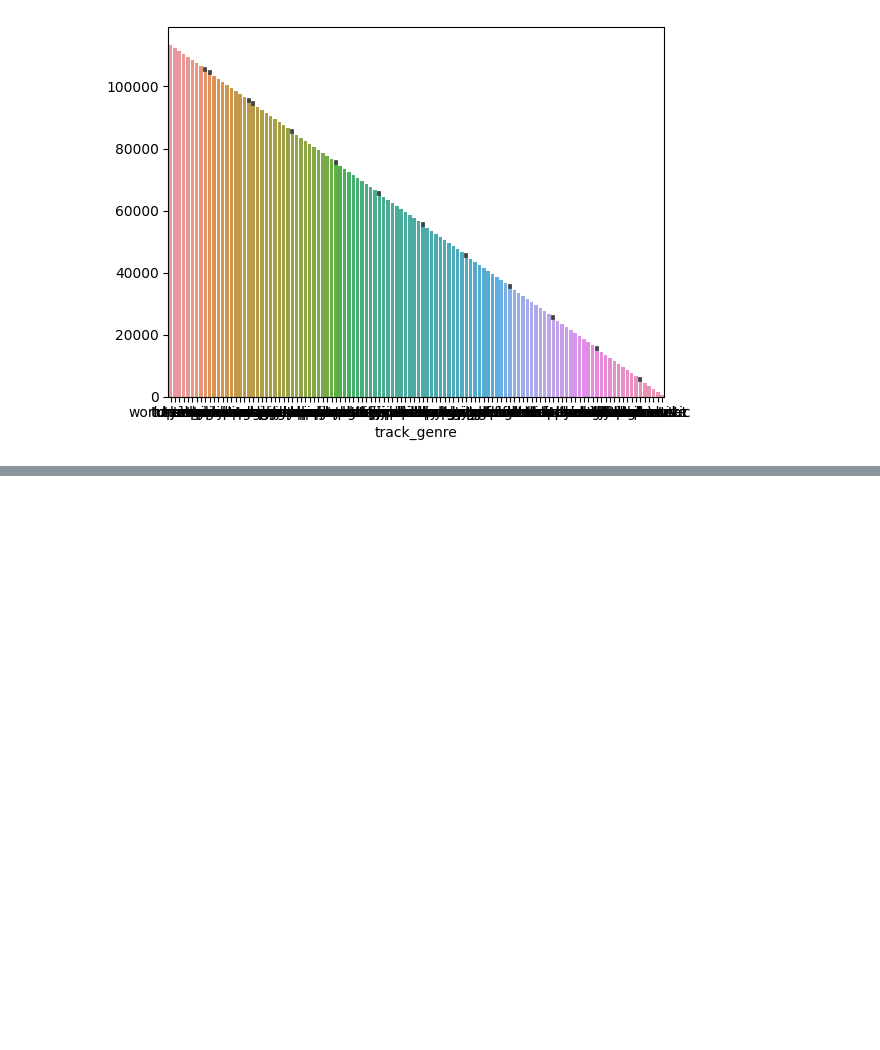
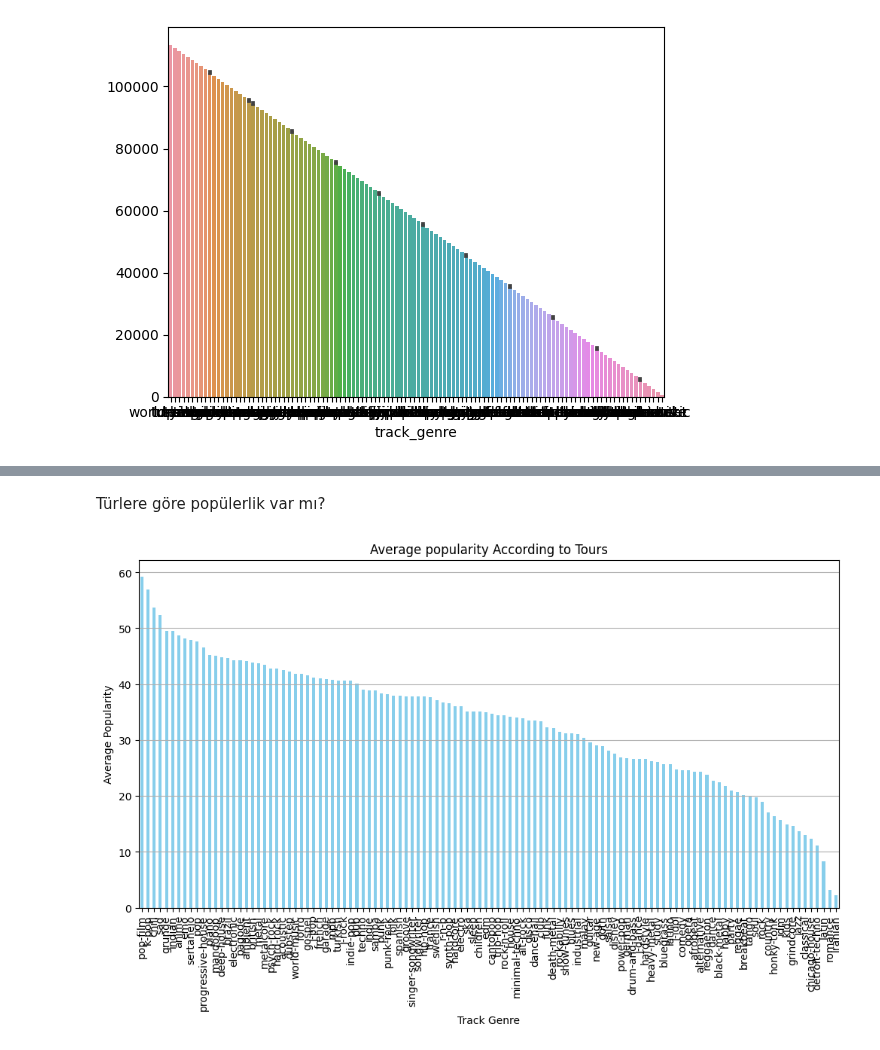
Before and after one commit to elifnuryaygin03/elifnuryaygin, a Jupyter notebook: notebook3b8a5575bd.ipynb, the cells around one changed output, grey strips where cells are left out. Saved outputs shown, nothing was run; the diff lists cells and outputs as text; code cells hidden in the pictures; blank space fills up the shorter version.

```diff
--- a/notebook3b8a5575bd.ipynb
+++ b/notebook3b8a5575bd.ipynb
@@ -900,0 +1036,14 @@ sns.barplot(data = df, x = "track_genre", y = df.track_genre.index);
+# %% [markdown]
+Türlere göre popülerlik var mı?
+# %%
+genre_popularity = dt.groupby('track_genre')['popularity'].mean().sort_values(ascending=False)
+
+plt.figure(figsize=(12, 6))
+genre_popularity.plot(kind='bar', color='skyblue')
+plt.title('Average popularity According to Tours')
+plt.xlabel('Track Genre')
+plt.ylabel('Average Popularity')
+plt.grid(axis='y')
+plt.show()
+# %% [output]
+[figure, added]
```
Also changed, not shown: parts of 11 cells of this notebook.
